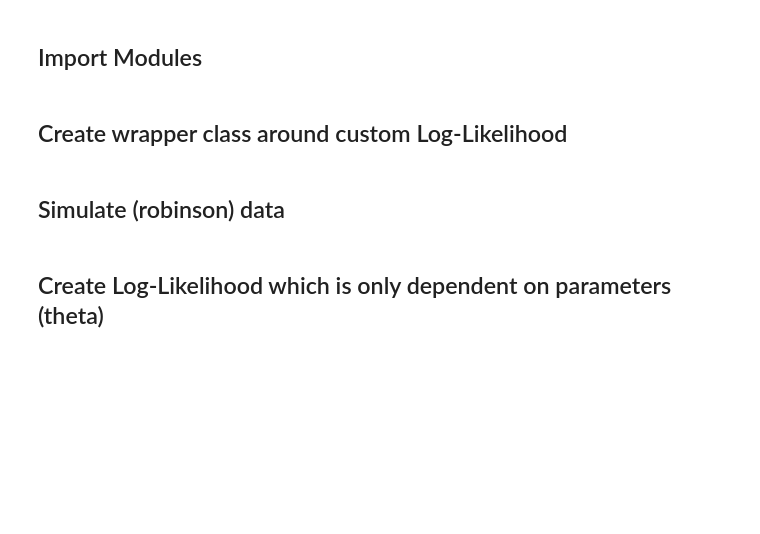
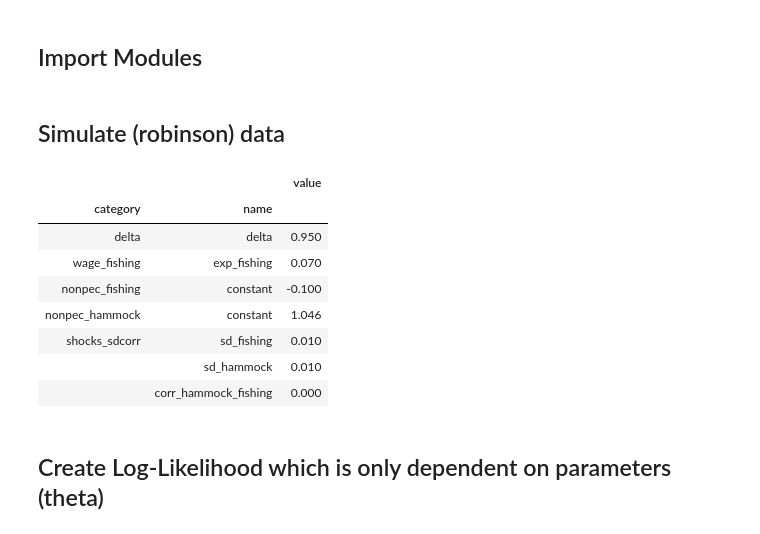
Before and after one commit to tobiasraabe/respy_for_ma, a Jupyter notebook: docs/tutorials/calibration-bayesian-estimation.ipynb, the cells around one changed output. Cells and saved outputs as stored; diff of their text form; code cells hidden in the pictures; blank space fills up the shorter version.

```diff
--- a/docs/tutorials/calibration-bayesian-estimation.ipynb
+++ b/docs/tutorials/calibration-bayesian-estimation.ipynb
@@ -20,5 +20,3 @@ import pandas as pd
 import theano
 import theano.tensor as tt
 import matplotlib.pyplot as plt
-# %% [markdown]
-## Create wrapper class around custom Log-Likelihood
@@ -62,6 +24,18 @@ class respyLogLik(tt.Op):
 ## Simulate (robinson) data
 # %%
 theta_0, options_0, data = rp.get_example_model("robinson", with_data=True)
+# %%
+theta_0
+# %% [output]
+|  |  | value |
+| category | name |  |
+| delta | delta | 0.950 |
+| wage_fishing | exp_fishing | 0.070 |
+| nonpec_fishing | constant | -0.100 |
+| nonpec_hammock | constant | 1.046 |
+| shocks_sdcorr | sd_fishing | 0.010 |
+|  | sd_hammock | 0.010 |
+|  | corr_hammock_fishing | 0.000 |
 # %% [markdown]
 ## Create Log-Likelihood which is only dependent on parameters (theta)
 # %%
```
Also changed, not shown: parts of 8 cells of this notebook, 1 other file.
